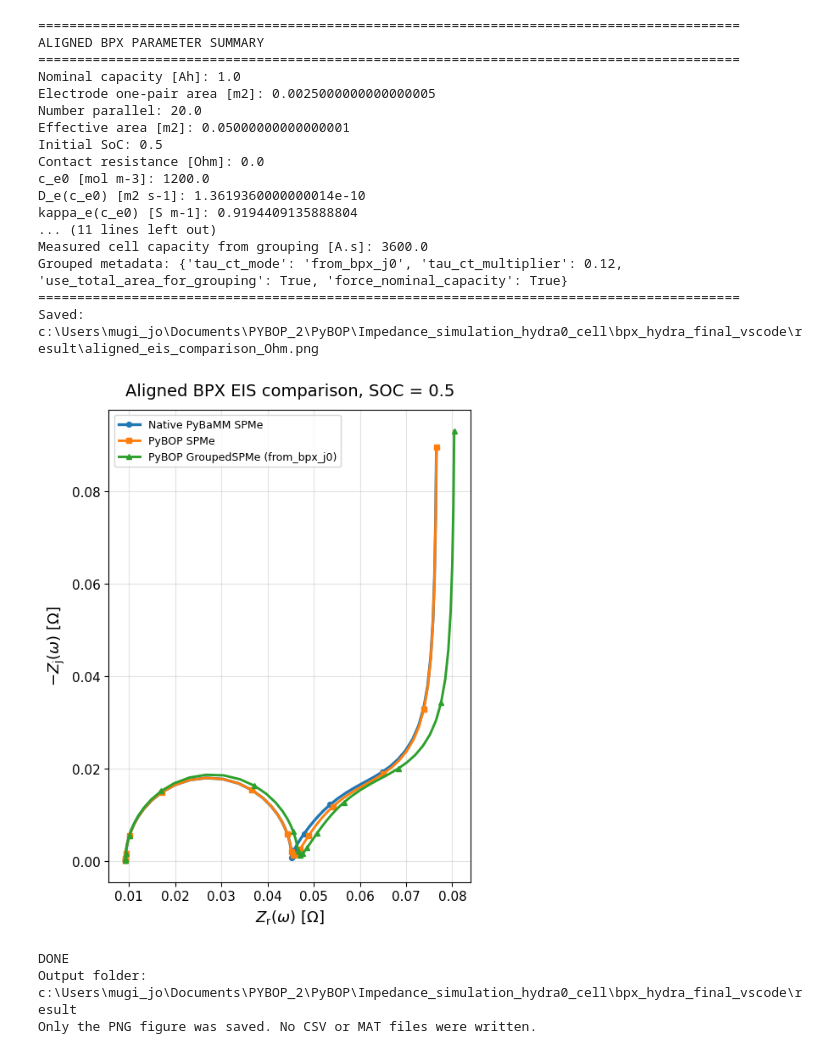
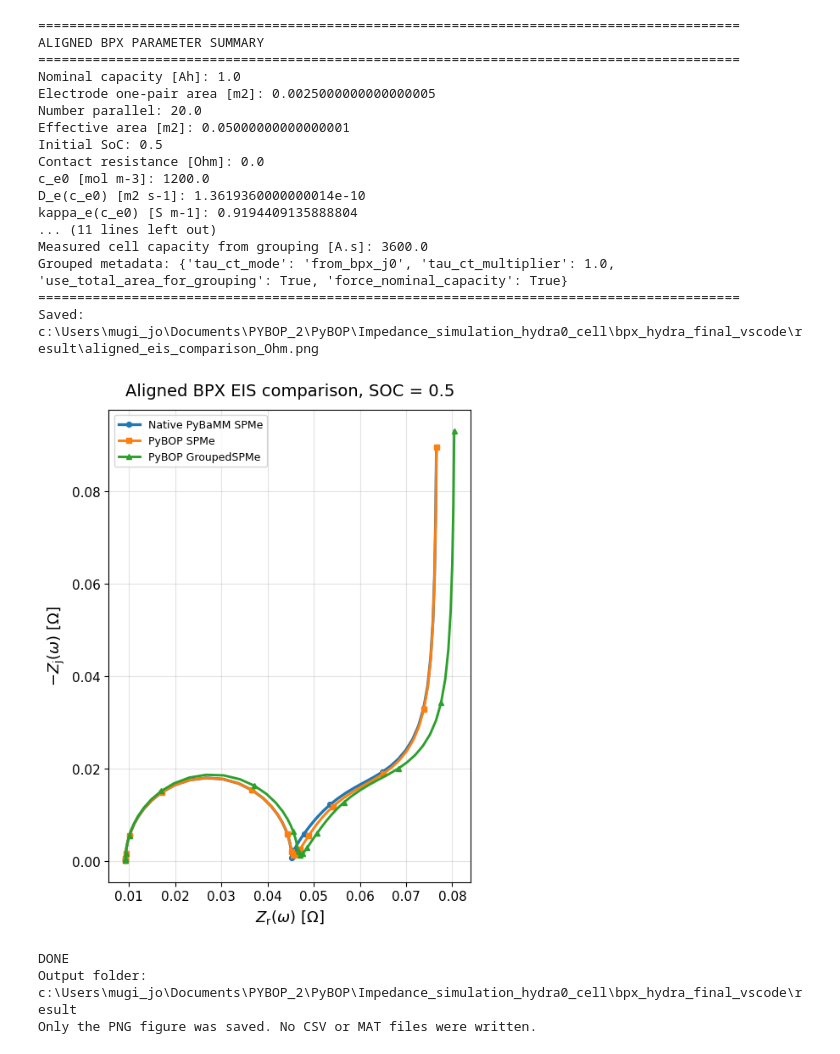
Before and after one commit to johnmugisa/bpx-hydra-eis-simulation, a Jupyter notebook: bpx_hydra_final_vscode/model_comparision.ipynb, the cells around one changed output. Drawn from its saved outputs; the diff is of its cells as text; code cells hidden in the pictures.

```diff
--- a/bpx_hydra_final_vscode/model_comparision.ipynb
+++ b/bpx_hydra_final_vscode/model_comparision.ipynb
@@ -138,39 +138,40 @@ tau_label = grouped_metadata["tau_ct_mode"]
 Z_dict = {
     "Native PyBaMM SPMe": Z_pybamm,
     "PyBOP SPMe": Z_pybop,
-    f"PyBOP GroupedSPMe ({tau_label})": Z_grouped,
+    # f"PyBOP GroupedSPMe ({tau_label})": Z_grouped,
+    f"PyBOP GroupedSPMe": Z_grouped,
 }
 
 fig_path = plot_aligned_eis_comparison(
     Z_dict=Z_dict,
     capacity_Ah=capacity_Ah,
     unit=PLOT_UNIT,
     soc=SOC,
     save_dir=SAVE_DIR,
 )
 
 print("\nDONE")
 print("Output folder:", SAVE_DIR)
 print("Only the PNG figure was saved. No CSV or MAT files were written.")
 # %% [output]
 ==========================================================================================
 ALIGNED BPX PARAMETER SUMMARY
 ==========================================================================================
 Nominal capacity [Ah]: 1.0
 Electrode one-pair area [m2]: 0.0025000000000000005
 Number parallel: 20.0
 Effective area [m2]: 0.05000000000000001
 Initial SoC: 0.5
 Contact resistance [Ohm]: 0.0
 c_e0 [mol m-3]: 1200.0
 D_e(c_e0) [m2 s-1]: 1.3619360000000014e-10
 kappa_e(c_e0) [S m-1]: 0.9194409135888804
 ... (11 lines left out)
 Measured cell capacity from grouping [A.s]: 3600.0
-Grouped metadata: {'tau_ct_mode': 'from_bpx_j0', 'tau_ct_multiplier': 0.12, 'use_total_area_for_grouping': True, 'force_nominal_capacity': True}
+Grouped metadata: {'tau_ct_mode': 'from_bpx_j0', 'tau_ct_multiplier': 1.0, 'use_total_area_for_grouping': True, 'force_nominal_capacity': True}
 ==========================================================================================
 Saved: c:\Users\mugi_jo\Documents\PYBOP_2\PyBOP\Impedance_simulation_hydra0_cell\bpx_hydra_final_vscode\result\aligned_eis_comparison_Ohm.png
-[figure, old version]
+[figure, new version]
 DONE
 Output folder: c:\Users\mugi_jo\Documents\PYBOP_2\PyBOP\Impedance_simulation_hydra0_cell\bpx_hydra_final_vscode\result
 Only the PNG figure was saved. No CSV or MAT files were written.
```
Also changed, not shown: 3 other files.
